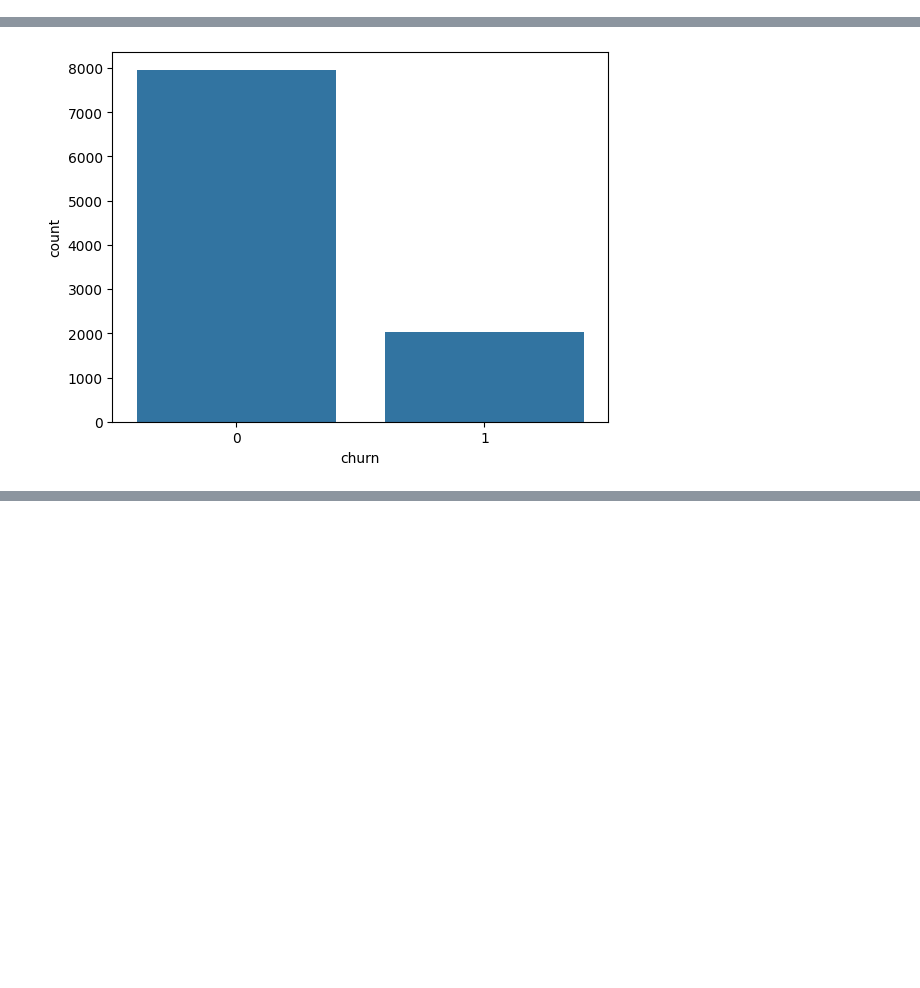
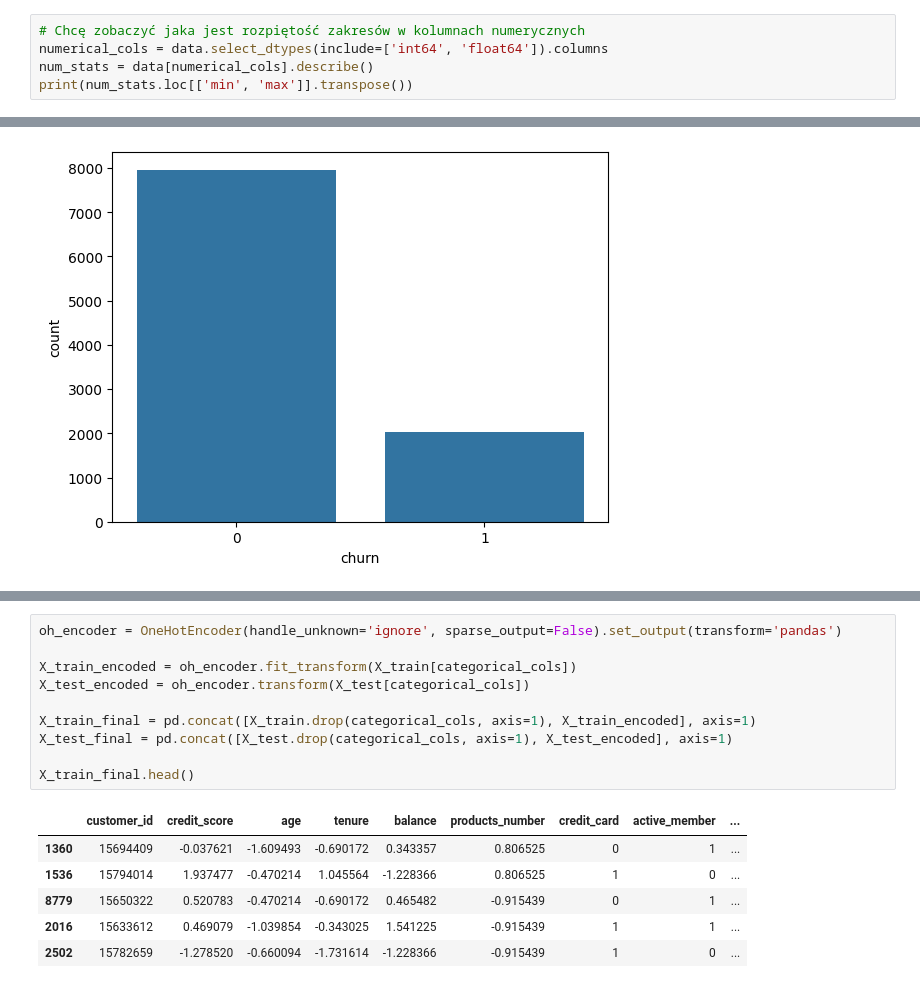
Before and after one commit to Mr-TwisT/Customer-Churn-Predictor, a Jupyter notebook: customer-churn-predictor.ipynb, the cells around one changed output, grey strips where cells are left out. Drawn from its saved outputs; the diff is of its cells as text; blank space fills up the shorter version.

```diff
--- a/customer-churn-predictor.ipynb
+++ b/customer-churn-predictor.ipynb
@@ -84,3 +91,8 @@ churn               0
 dtype: int64
 # %% [markdown]
 Wniosek: Nasz df nie zawiera brakujących danych.
+# %%
+# Chcę zobaczyć jaka jest rozpiętość zakresów w kolumnach numerycznych
+numerical_cols = data.select_dtypes(include=['int64', 'float64']).columns
+num_stats = data[numerical_cols].describe()
+print(num_stats.loc[['min', 'max']].transpose())
@@ -105,0 +148,17 @@ Wniosek: Ze względu na wysoki poziom niezbalansowania klas (klientów odchodzą
+# %%
+oh_encoder = OneHotEncoder(handle_unknown='ignore', sparse_output=False).set_output(transform='pandas')
+
+X_train_encoded = oh_encoder.fit_transform(X_train[categorical_cols])
+X_test_encoded = oh_encoder.transform(X_test[categorical_cols])
+
+X_train_final = pd.concat([X_train.drop(categorical_cols, axis=1), X_train_encoded], axis=1)
+X_test_final = pd.concat([X_test.drop(categorical_cols, axis=1), X_test_encoded], axis=1)
+
+X_train_final.head()
+# %% [output]
+|  | customer_id | credit_score | age | tenure | balance | products_number | credit_card | active_member | ... |
+| 1360 | 15694409 | -0.037621 | -1.609493 | -0.690172 | 0.343357 | 0.806525 | 0 | 1 | ... |
+| 1536 | 15794014 | 1.937477 | -0.470214 | 1.045564 | -1.228366 | 0.806525 | 1 | 0 | ... |
+| 8779 | 15650322 | 0.520783 | -0.470214 | -0.690172 | 0.465482 | -0.915439 | 0 | 1 | ... |
+| 2016 | 15633612 | 0.469079 | -1.039854 | -0.343025 | 1.541225 | -0.915439 | 1 | 1 | ... |
+| 2502 | 15782659 | -1.278520 | -0.660094 | -1.731614 | -1.228366 | -0.915439 | 1 | 0 | ... |
```
Also changed, not shown: parts of 14 cells of this notebook.
